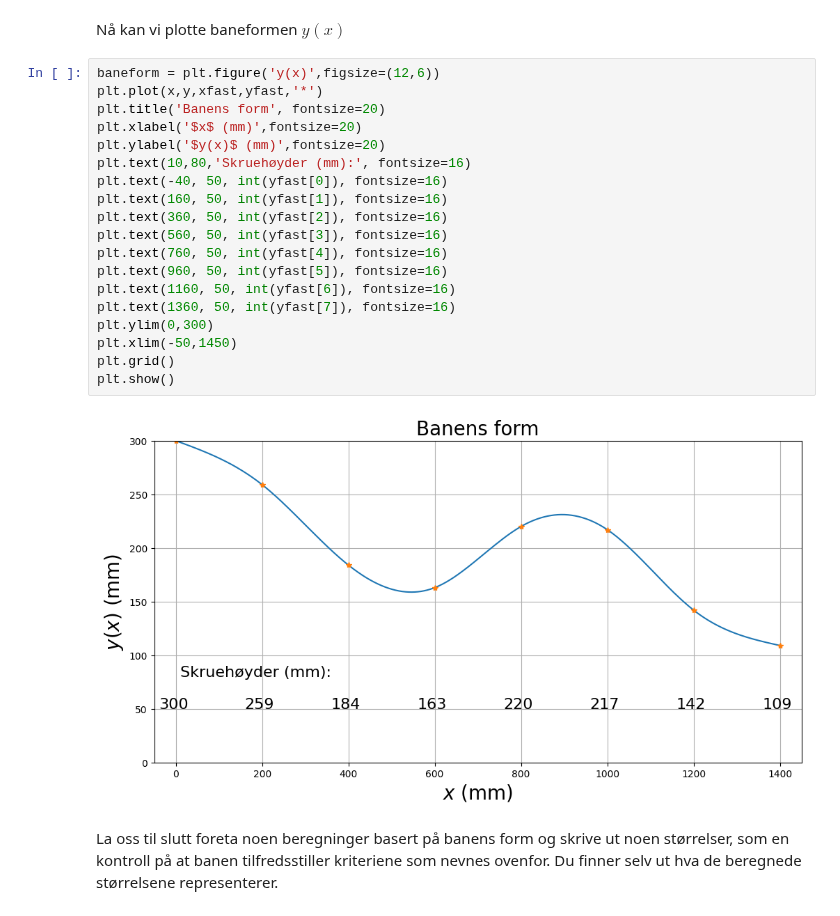
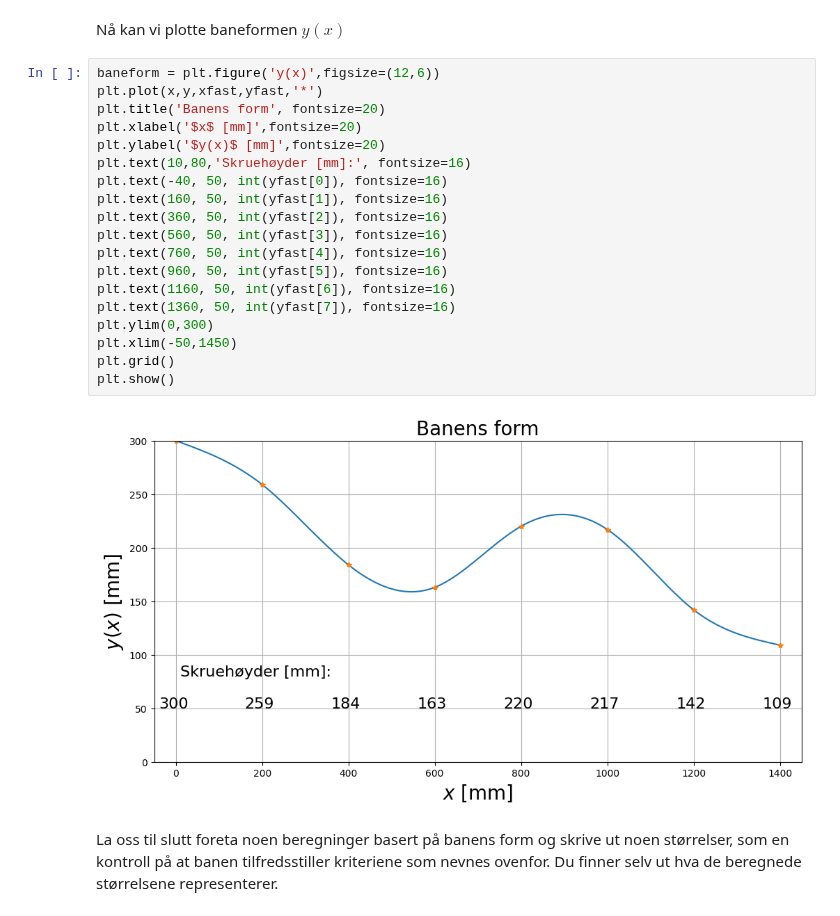
Before and after one commit to Lorangs/FysikkLab, a Jupyter notebook: Rapportmal/el_rapporto.ipynb, the cells around one changed output. Saved outputs shown, nothing was run; the diff lists cells and outputs as text.

```diff
--- a/Rapportmal/el_rapporto.ipynb
+++ b/Rapportmal/el_rapporto.ipynb
@@ -81,24 +87,24 @@ Nå kan vi plotte baneformen $y(x)$
 # %%
 baneform = plt.figure('y(x)',figsize=(12,6))
 plt.plot(x,y,xfast,yfast,'*')
 plt.title('Banens form', fontsize=20)
-plt.xlabel('$x$ (mm)',fontsize=20)
-plt.ylabel('$y(x)$ (mm)',fontsize=20)
-plt.text(10,80,'Skruehøyder (mm):', fontsize=16)
+plt.xlabel('$x$ [mm]',fontsize=20)
+plt.ylabel('$y(x)$ [mm]',fontsize=20)
+plt.text(10,80,'Skruehøyder [mm]:', fontsize=16)
 plt.text(-40, 50, int(yfast[0]), fontsize=16)
 plt.text(160, 50, int(yfast[1]), fontsize=16)
 plt.text(360, 50, int(yfast[2]), fontsize=16)
 plt.text(560, 50, int(yfast[3]), fontsize=16)
 plt.text(760, 50, int(yfast[4]), fontsize=16)
 plt.text(960, 50, int(yfast[5]), fontsize=16)
 plt.text(1160, 50, int(yfast[6]), fontsize=16)
 plt.text(1360, 50, int(yfast[7]), fontsize=16)
 plt.ylim(0,300)
 plt.xlim(-50,1450)
 plt.grid()
 plt.show()
 # %% [output]
-[figure, old version]
+[figure, new version]
 # %% [markdown]
 La oss til slutt foreta noen beregninger basert på banens form og skrive ut
 noen størrelser, som en kontroll på at banen tilfredsstiller kriteriene som nevnes ovenfor. Du finner selv ut hva de beregnede størrelsene representerer.
```
Also changed, not shown: parts of 10 cells of this notebook.
